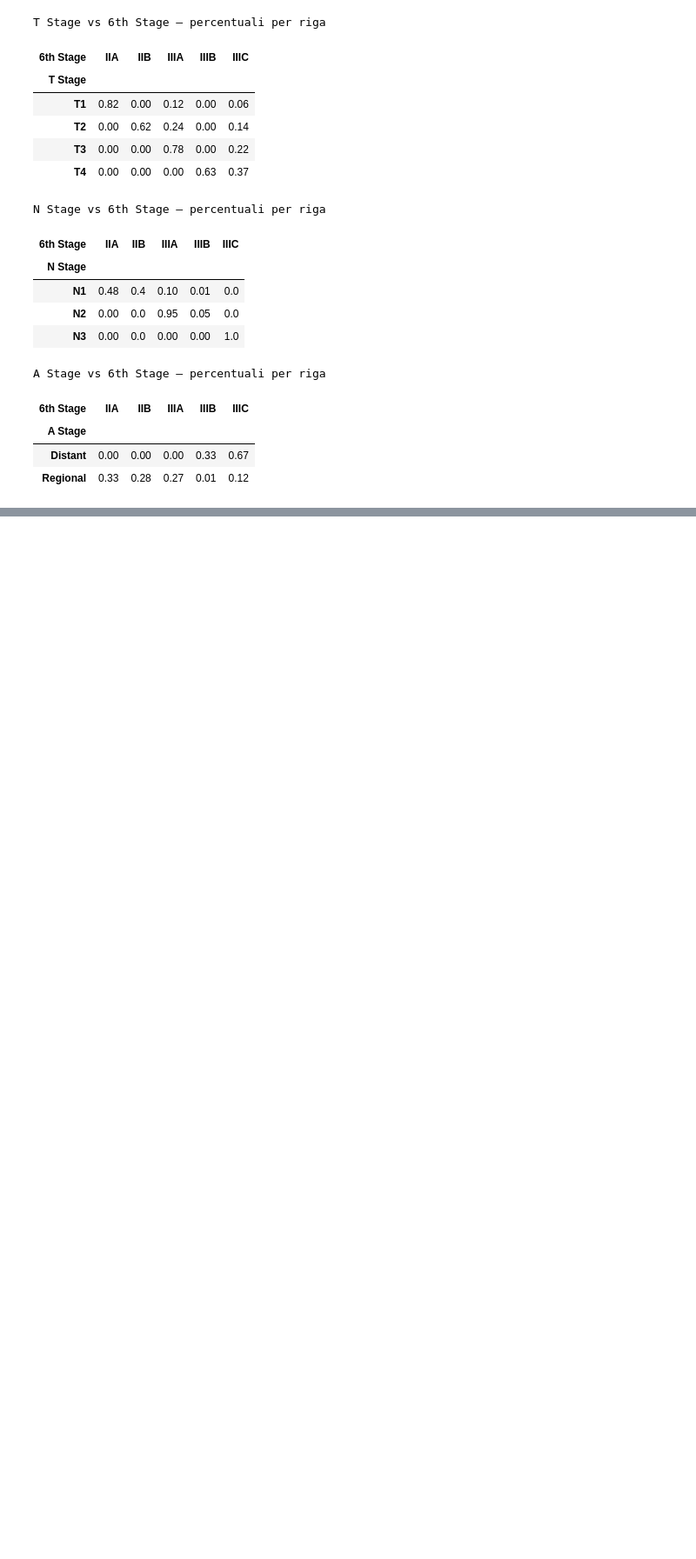
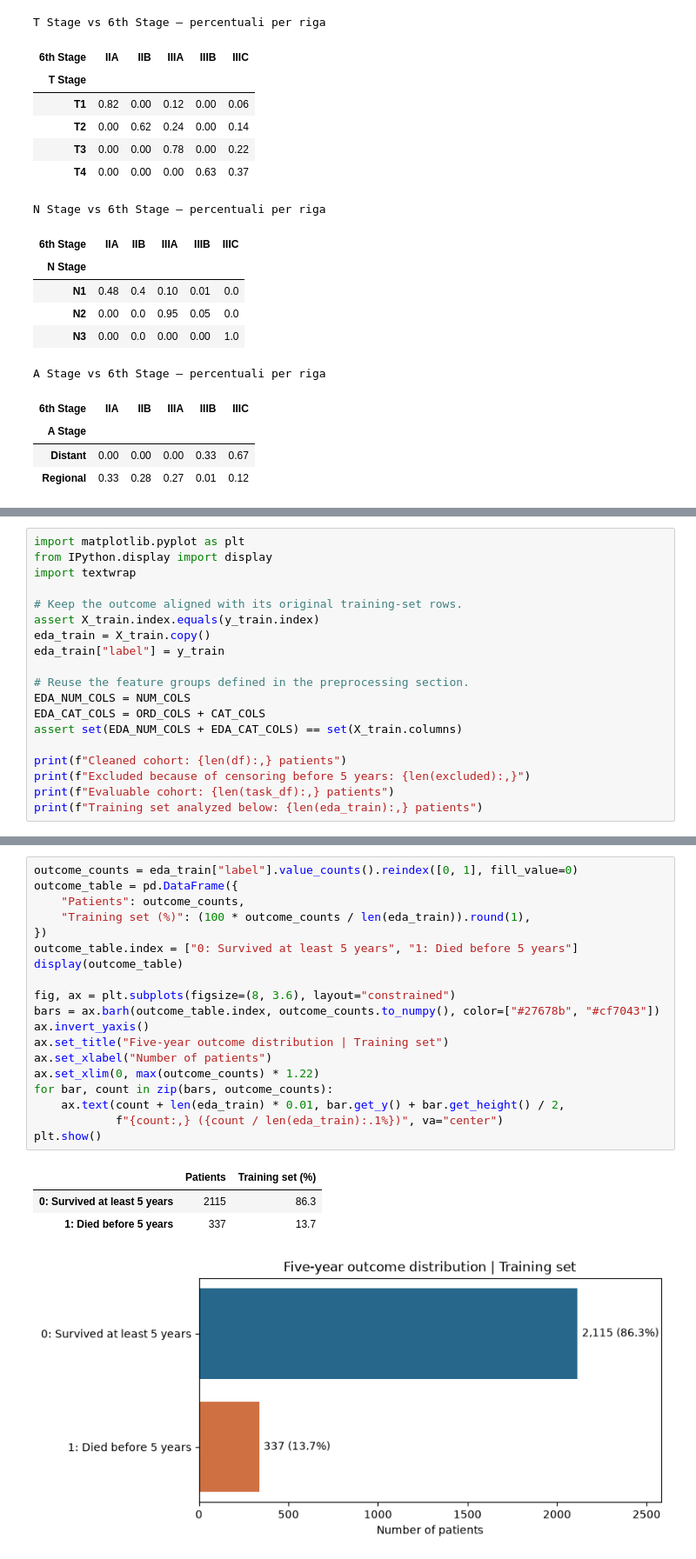
Before and after one commit to alicepelloni/progetto, a Jupyter notebook: breast_cancer.ipynb, the cells around one changed output, grey strips where cells are left out. Shown at 87% size. Drawn from its saved outputs; the diff is of its cells as text; blank space fills up the shorter version.

```diff
--- a/breast_cancer.ipynb
+++ b/breast_cancer.ipynb
@@ -238,0 +264,19 @@ A Stage vs 6th Stage — percentuali per riga
+# %%
+import matplotlib.pyplot as plt
+from IPython.display import display
+import textwrap
+
+# Keep the outcome aligned with its original training-set rows.
+assert X_train.index.equals(y_train.index)
+eda_train = X_train.copy()
+eda_train["label"] = y_train
+
+# Reuse the feature groups defined in the preprocessing section.
+EDA_NUM_COLS = NUM_COLS
+EDA_CAT_COLS = ORD_COLS + CAT_COLS
+assert set(EDA_NUM_COLS + EDA_CAT_COLS) == set(X_train.columns)
+
+print(f"Cleaned cohort: {len(df):,} patients")
+print(f"Excluded because of censoring before 5 years: {len(excluded):,}")
+print(f"Evaluable cohort: {len(task_df):,} patients")
+print(f"Training set analyzed below: {len(eda_train):,} patients")
@@ -238,0 +292,24 @@ A Stage vs 6th Stage — percentuali per riga
+# %%
+outcome_counts = eda_train["label"].value_counts().reindex([0, 1], fill_value=0)
+outcome_table = pd.DataFrame({
+    "Patients": outcome_counts,
+    "Training set (%)": (100 * outcome_counts / len(eda_train)).round(1),
+})
+outcome_table.index = ["0: Survived at least 5 years", "1: Died before 5 years"]
+display(outcome_table)
+
+fig, ax = plt.subplots(figsize=(8, 3.6), layout="constrained")
+bars = ax.barh(outcome_table.index, outcome_counts.to_numpy(), color=["#27678b", "#cf7043"])
+ax.invert_yaxis()
+ax.set_title("Five-year outcome distribution | Training set")
+ax.set_xlabel("Number of patients")
+ax.set_xlim(0, max(outcome_counts) * 1.22)
+for bar, count in zip(bars, outcome_counts):
+    ax.text(count + len(eda_train) * 0.01, bar.get_y() + bar.get_height() / 2,
+            f"{count:,} ({count / len(eda_train):.1%})", va="center")
+plt.show()
+# %% [output]
+|  | Patients | Training set (%) |
+| 0: Survived at least 5 years | 2115 | 86.3 |
+| 1: Died before 5 years | 337 | 13.7 |
+[figure, added]
```
Also changed, not shown: parts of 36 cells of this notebook.
